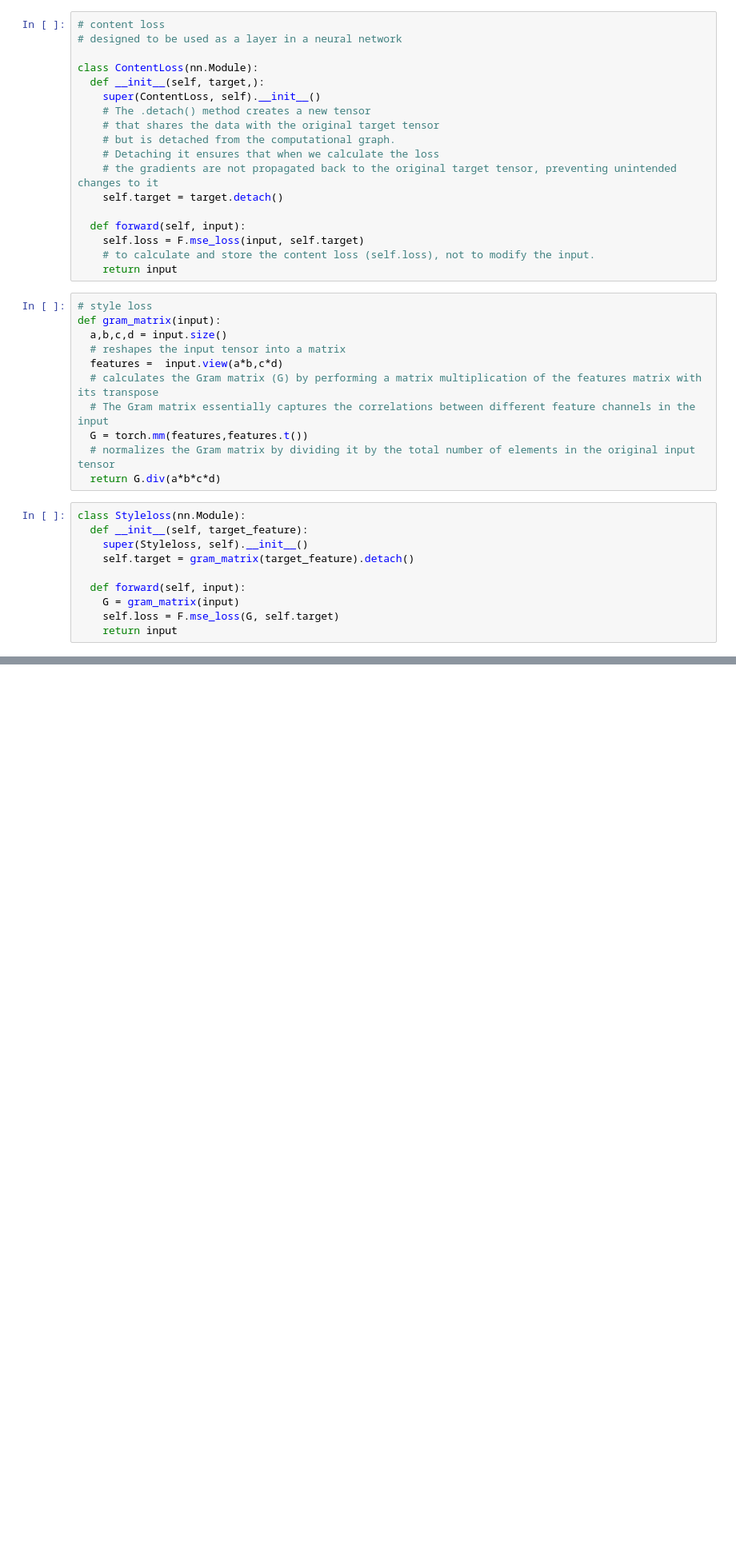
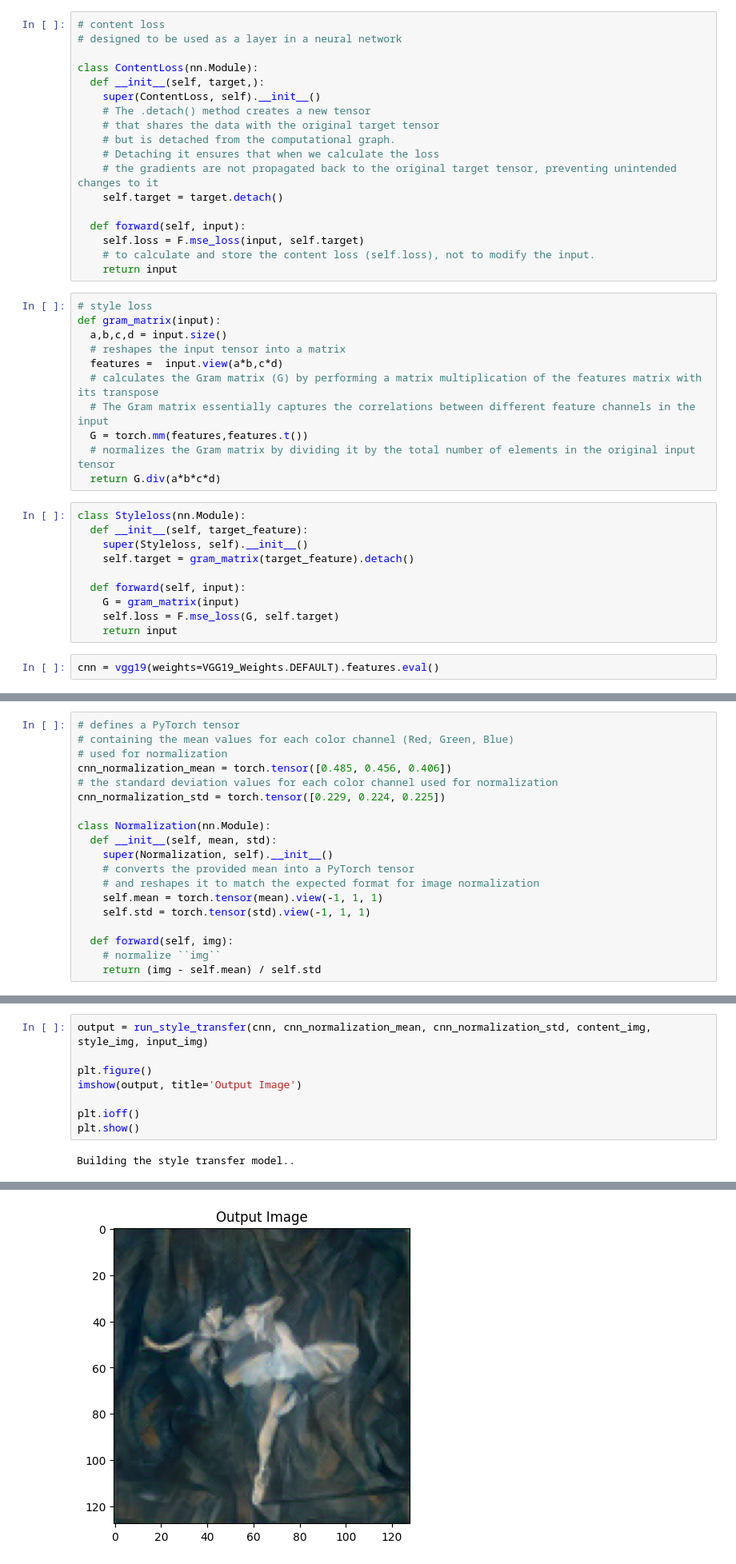
Before and after one commit to JoraYahong/neural-style-transfer, a Jupyter notebook: NeuralStyleTransfer.ipynb, the cells around one changed output, grey strips where cells are left out. Shown at 80% size. Cells and saved outputs as stored; diff of their text form; blank space fills up the shorter version.

```diff
--- a/NeuralStyleTransfer.ipynb
+++ b/NeuralStyleTransfer.ipynb
@@ -103,3 +103,5 @@ class Styleloss(nn.Module):
     G = gram_matrix(input)
     self.loss = F.mse_loss(G, self.target)
     return input
+# %%
+cnn = vgg19(weights=VGG19_Weights.DEFAULT).features.eval()
@@ -105,0 +110,19 @@ class Styleloss(nn.Module):
+# %%
+# defines a PyTorch tensor
+# containing the mean values for each color channel (Red, Green, Blue)
+# used for normalization
+cnn_normalization_mean = torch.tensor([0.485, 0.456, 0.406])
+# the standard deviation values for each color channel used for normalization
+cnn_normalization_std = torch.tensor([0.229, 0.224, 0.225])
+
+class Normalization(nn.Module):
+  def __init__(self, mean, std):
+    super(Normalization, self).__init__()
+    # converts the provided mean into a PyTorch tensor
+    # and reshapes it to match the expected format for image normalization
+    self.mean = torch.tensor(mean).view(-1, 1, 1)
+    self.std = torch.tensor(std).view(-1, 1, 1)
+
+  def forward(self, img):
+    # normalize ``img``
+    return (img - self.mean) / self.std
@@ -105,0 +260,10 @@ class Styleloss(nn.Module):
+# %%
+output = run_style_transfer(cnn, cnn_normalization_mean, cnn_normalization_std, content_img, style_img, input_img)
+
+plt.figure()
+imshow(output, title='Output Image')
+
+plt.ioff()
+plt.show()
+# %% [output]
+Building the style transfer model..
@@ -105,0 +288 @@ class Styleloss(nn.Module):
+[figure, added]
```
Also changed, not shown: parts of 6 cells of this notebook.
